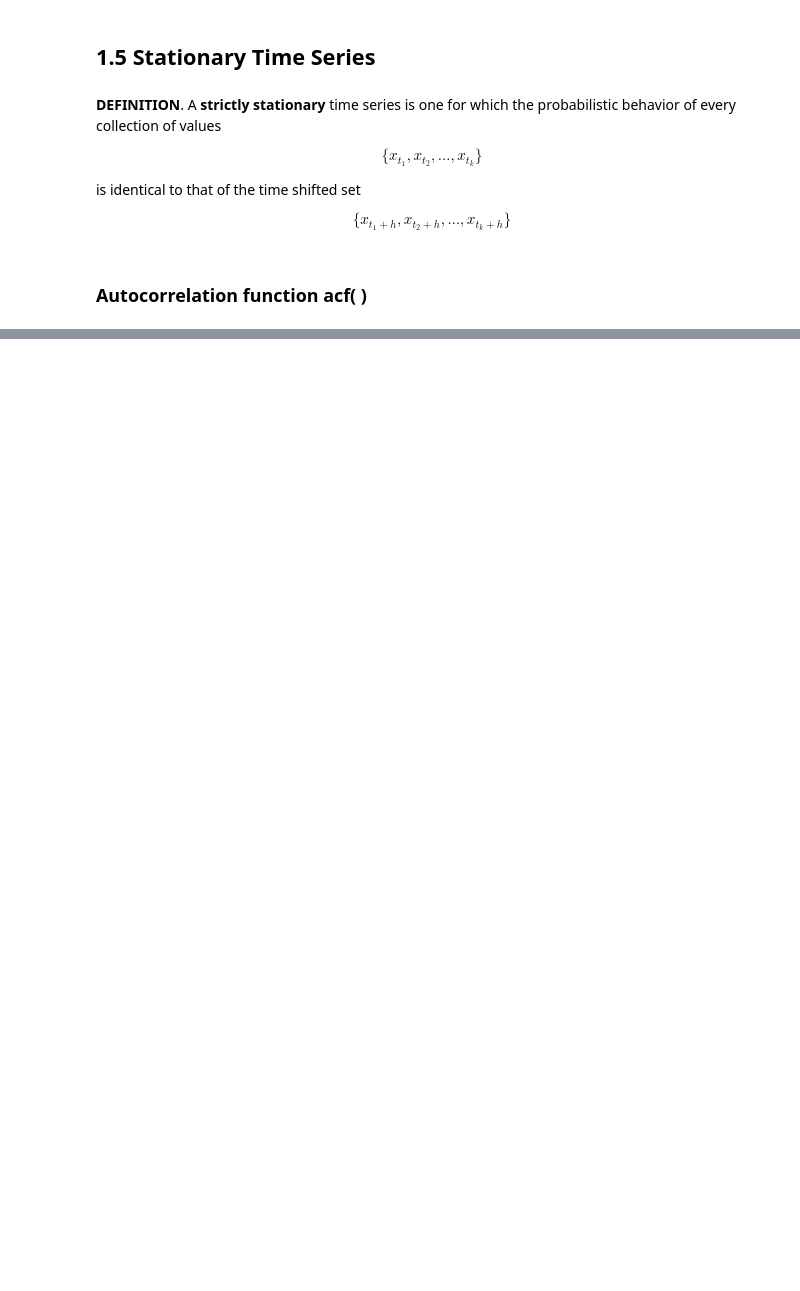
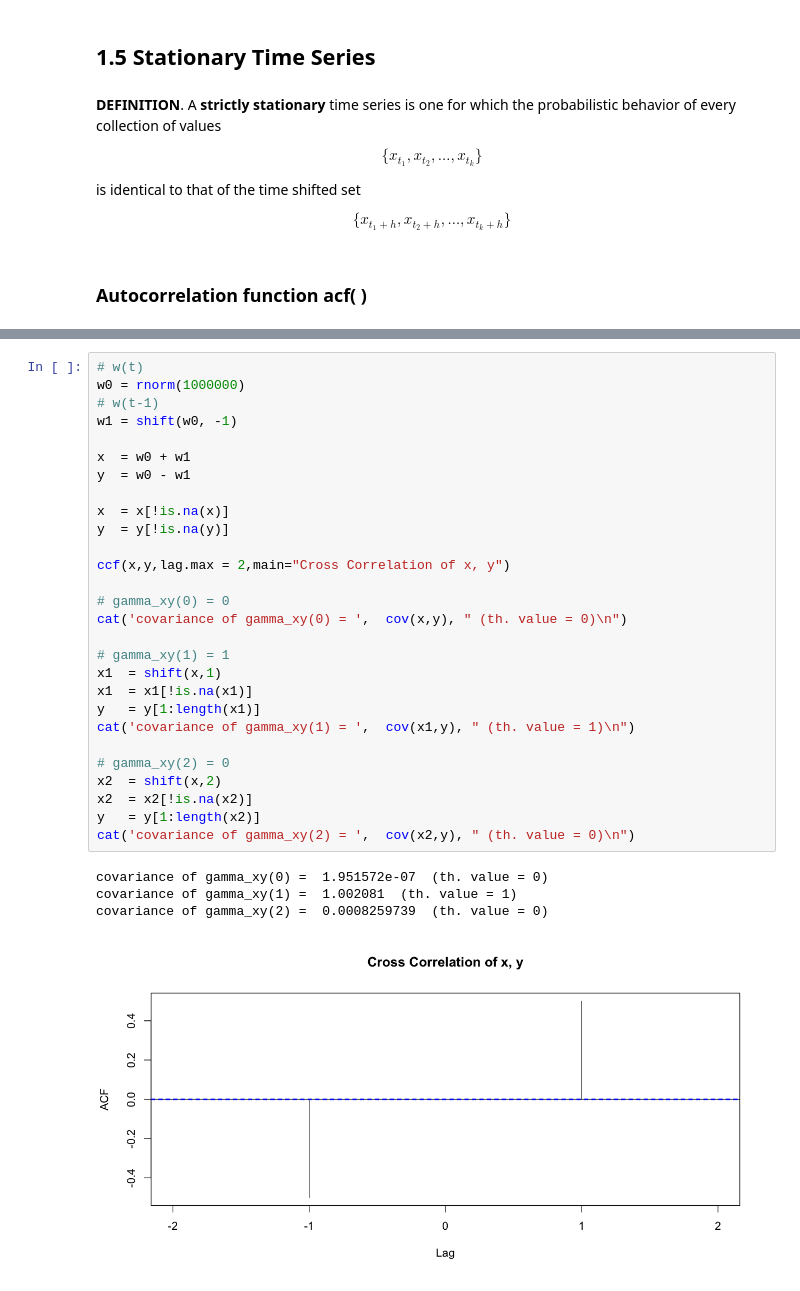
Before and after one commit to gdlunga/working, a Jupyter notebook: R/books/Time Series Analysis and Its Applications/notebooks/chapter_1.ipynb, the cells around one changed output, grey strips where cells are left out. Saved outputs shown, nothing was run; the diff lists cells and outputs as text; blank space fills up the shorter version.

```diff
--- a/R/books/Time Series Analysis and Its Applications/notebooks/chapter_1.ipynb
+++ b/R/books/Time Series Analysis and Its Applications/notebooks/chapter_1.ipynb
@@ -277,0 +305,33 @@ acf(v[3:length(v)-1], lag.max=10, main="")
+# %%
+# w(t)
+w0 = rnorm(1000000)
+# w(t-1)
+w1 = shift(w0, -1)
+
+x  = w0 + w1
+y  = w0 - w1
+
+x  = x[!is.na(x)]
+y  = y[!is.na(y)]
+
+ccf(x,y,lag.max = 2,main="Cross Correlation of x, y")
+
+# gamma_xy(0) = 0
+cat('covariance of gamma_xy(0) = ',  cov(x,y), " (th. value = 0)\n")
+
+# gamma_xy(1) = 1
+x1  = shift(x,1)
+x1  = x1[!is.na(x1)]
+y   = y[1:length(x1)]
+cat('covariance of gamma_xy(1) = ',  cov(x1,y), " (th. value = 1)\n")
+
+# gamma_xy(2) = 0
+x2  = shift(x,2)
+x2  = x2[!is.na(x2)]
+y   = y[1:length(x2)]
+cat('covariance of gamma_xy(2) = ',  cov(x2,y), " (th. value = 0)\n")
+# %% [output]
+covariance of gamma_xy(0) =  1.951572e-07  (th. value = 0)
+covariance of gamma_xy(1) =  1.002081  (th. value = 1)
+covariance of gamma_xy(2) =  0.0008259739  (th. value = 0)
+[figure, added]
```
Also changed, not shown: parts of 15 cells of this notebook.
